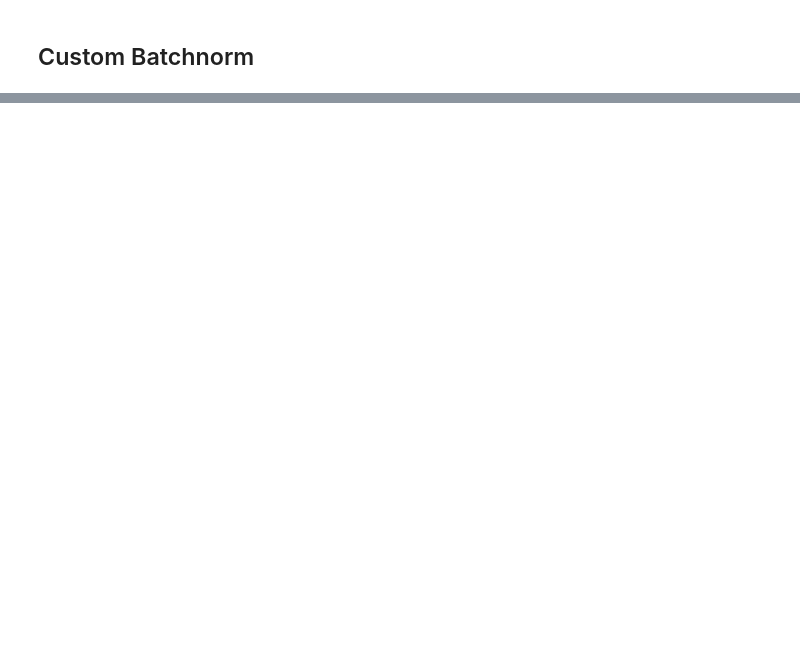
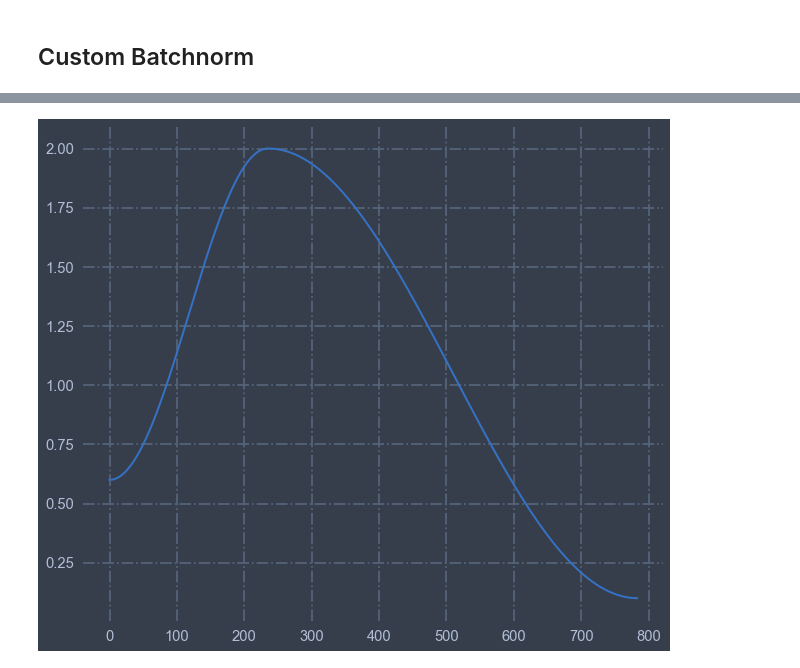
Before and after one commit to gokul-subbu/dl, a Jupyter notebook: 05_batchnorm.ipynb, the cells around one changed output, grey strips where cells are left out. Drawn from its saved outputs; the diff is of its cells as text; code cells hidden in the pictures; blank space fills up the shorter version.

```diff
--- a/05_batchnorm.ipynb
+++ b/05_batchnorm.ipynb
@@ -129,0 +138,7 @@ valid: [0.17666099853515624, tensor(0.9455, device='cuda:0')]
+# %%
+#export
+def conv_layer(ni, nf, ks=3, stride=2, bn=True, **kwargs):
+    layers = [nn.Conv2d(ni, nf, ks, padding=ks//2, stride=stride, bias=not bn),
+              GeneralRelu(**kwargs)]
+    if bn: layers.append(nn.BatchNorm2d(nf, eps=1e-5, momentum=0.1))
+    return nn.Sequential(*layers)
@@ -129,0 +157,5 @@ valid: [0.17666099853515624, tensor(0.9455, device='cuda:0')]
+# %%
+sched = combine_scheds([0.3, 0.7], [sched_cos(0.6, 2.), sched_cos(2., 0.1)])
+# %%
+learn,run = get_learn_run(nfs, data, 0.9, conv_layer, cbs=cbfs
+                          +[partial(ParamScheduler,'lr', sched)])
@@ -129,0 +182,4 @@ valid: [0.17666099853515624, tensor(0.9455, device='cuda:0')]
+# %%
+run.recorder.plot_lr()
+# %% [output]
+[figure, added]
```
Also changed, not shown: parts of 18 cells of this notebook, 1 other file.
